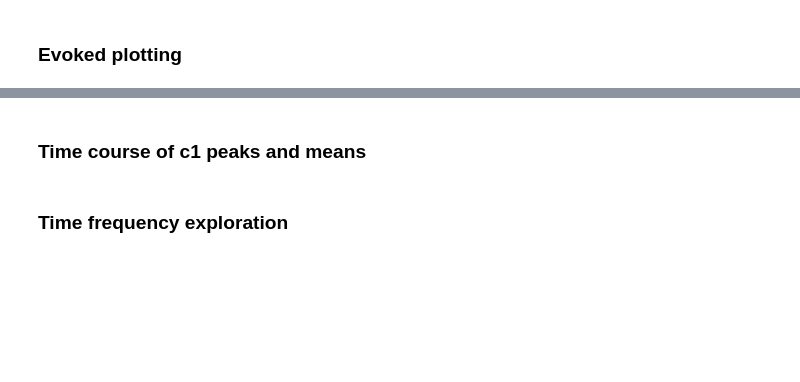
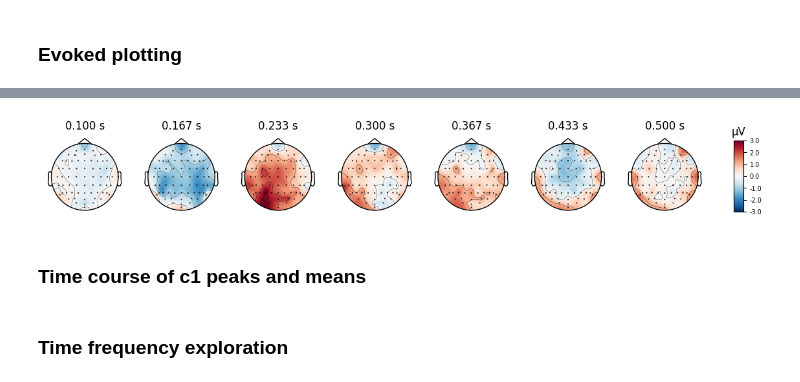
Before and after one commit to maxvanmigem/prediction-attention-v1-processing, a Jupyter notebook: plotting/plotting.ipynb, the cells around one changed output, grey strips where cells are left out. Saved outputs shown, nothing was run; the diff lists cells and outputs as text; code cells hidden in the pictures; blank space fills up the shorter version.

```diff
--- a/plotting/plotting.ipynb
+++ b/plotting/plotting.ipynb
@@ -49,6 +83,6 @@ eps = mne.concatenate_epochs(ep_list)
 # %%
 
-
+sub_list = eps.metadata['participant'].unique()
 
 # Divide the epoch file into sections based on metadata that can't be distinguished by event names
 # Drop catch trials
@@ -317,0 +237,20 @@ freee = seq1_attcond_evokeds[:5,1,0,0]
+# %%
+"""
+checking prediction manipulation on p3, means agragating across positions
+"""
+att_reg_ev = []
+att_odd_ev = []
+unatt_reg_ev = []
+unatt_odd_ev = []
+
+
+for i, sub in enumerate(sub_list):
+
+    att_reg_ev.append(
+        epochs_nocatch['seq2'][f"participant == {sub}"]["attention == 'attended'"]['expected == "regular"']['precedes_odd == 1'].average())
+    att_odd_ev.append(
+        epochs_nocatch['seq2'][f"participant == {sub}"]["attention == 'attended'"]['expected == "odd"'].average())
+    unatt_reg_ev.append(
+        epochs_nocatch['seq2'][f"participant == {sub}"]["attention == 'unattended'"]['expected == "regular"']['precedes_odd == 1'].average())
+    unatt_odd_ev.append(
+        epochs_nocatch['seq2'][f"participant == {sub}"]["attention == 'unattended'"]['expected == "odd"'].average())
@@ -317,0 +275,10 @@ freee = seq1_attcond_evokeds[:5,1,0,0]
+# %%
+
+evoked_pred = [mne.grand_average(att_reg_ev),
+               mne.grand_average(att_odd_ev),
+               mne.grand_average(unatt_reg_ev),
+               mne.grand_average(unatt_odd_ev),]
+
+conditions = ('attended regular','attended odd','unattended regular','unattended odd')
+
+norm = dict(zip(conditions, evoked_pred))
@@ -379,14 +343,16 @@ mne.viz.plot_compare_evokeds(epoch_set1, picks= 'FCz', vlines=[0.05,0.1],ylim=di
 # %%
 """
 
 """
-times = np.linspace(0.03, 0.15, 7)
-vlim=(-6, 6)
+times = np.linspace(0.1, 0.5, 7)
+vlim=(-3, 3)
 
-evoked_pos1.plot_topomap(ch_type="eeg", times=times, colorbar=True, vlim=vlim)
-evoked_pos2.plot_topomap(ch_type="eeg", times=times, colorbar=True, vlim=vlim)
-evoked_pos3.plot_topomap(ch_type="eeg", times=times, colorbar=True, vlim=vlim)
-evoked_pos4.plot_topomap(ch_type="eeg", times=times, colorbar=True, vlim=vlim)
+# evoked_pred[0].plot_topomap(ch_type="eeg", times=times, colorbar=True, vlim=vlim)
+# evoked_pred[1].plot_topomap(ch_type="eeg", times=times, colorbar=True, vlim=vlim)
+# evoked_pred[2].plot_topomap(ch_type="eeg", times=times, colorbar=True, vlim=vlim)
+evoked_pred[3].plot_topomap(ch_type="eeg", times=times, colorbar=True, vlim=vlim)
+# %% [output]
+[figure, added]
 # %%
 times = np.linspace(0.05, 0.11, 5)
 group4_pos1_unatt.plot_topomap(ch_type="eeg", times=times, colorbar=True)
```
Also changed, not shown: parts of 18 cells of this notebook, 1 other file.
